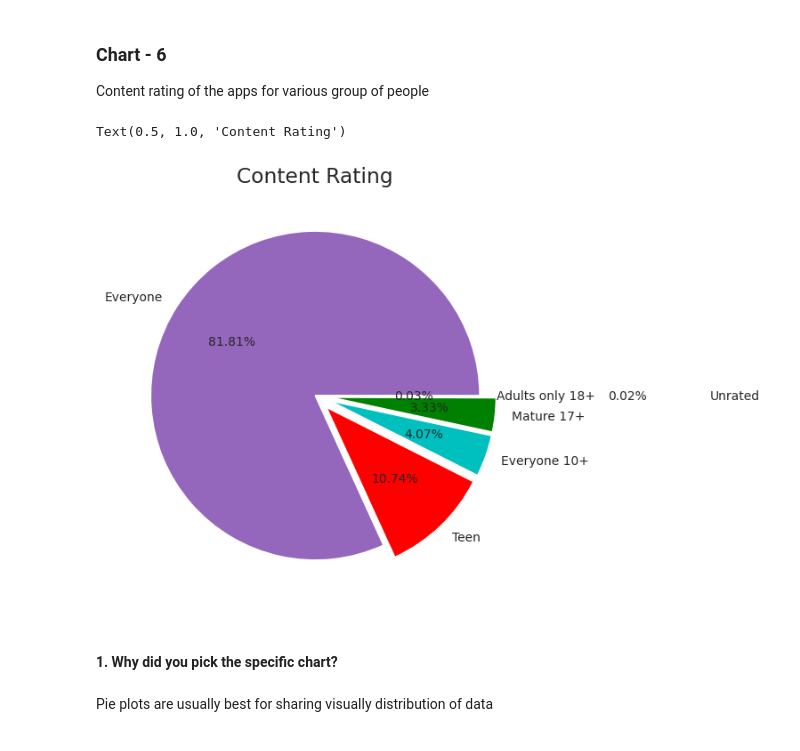
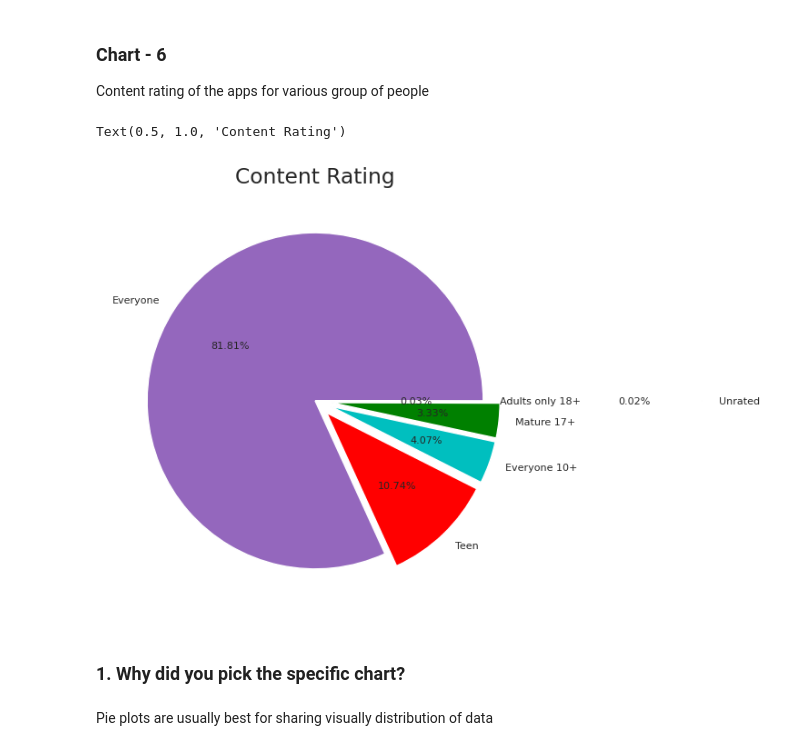
Before and after one commit to azizdafi/playstore-EDA, a Jupyter notebook: Final_Draft_Playstore_App_EDA_Submission_Sayed_Aziz1.ipynb, the cells around one changed output. Drawn from its saved outputs; the diff is of its cells as text; code cells hidden in the pictures.

```diff
--- a/Final_Draft_Playstore_App_EDA_Submission_Sayed_Aziz1.ipynb
+++ b/Final_Draft_Playstore_App_EDA_Submission_Sayed_Aziz1.ipynb
@@ -424,6 +423,6 @@ sns.distplot(df['Rating'],kde = True)
 # %%
-# In this case we use mean to have A Normal Distribution
-median_value_for_ratings = df['Rating'].mean()
+# In this case we use median to have A Normal Distribution
+median_value_for_ratings = df['Rating'].median()
 median_value_for_ratings = round(median_value_for_ratings, 2)
 df['Rating'] = df['Rating'].fillna(median_value_for_ratings)
 print(f'the values for null us updated as {median_value_for_ratings}')
@@ -680,21 +679,21 @@ Content rating of the apps for various group of people
 # %%
 # Chart - 6 visualization code
  # Content rating of the apps for diff age group of people
 data = df['Content Rating'].value_counts()
 labels = ['Everyone', 'Teen', 'Everyone 10+', 'Mature 17+','Adults only 18+', 'Unrated']
 
 #create pie chart
 plt.figure(figsize=(6,6))
 explode=(0,0.1,0.1,0.1,0.0,1.3)
 color = ['C4', 'r', 'c', 'g', 'm', 'k']
-plt.pie(data, labels = labels, colors = color, autopct='%.2f%%',explode=explode,textprops={'fontsize': 10})
+plt.pie(data, labels = labels, colors = color, autopct='%.2f%%',explode=explode,textprops={'fontsize': 8})
 plt.title('Content Rating')
 # plt.legend()
 # %% [output]
 Text(0.5, 1.0, 'Content Rating')
-[figure, old version]
+[figure, new version]
 # %% [markdown]
-#### 1. Why did you pick the specific chart?
+### 1. Why did you pick the specific chart?
 # %% [markdown]
 Pie plots are usually best for sharing visually distribution of data
 # %% [markdown]
```
Also changed, not shown: parts of 29 cells of this notebook.
